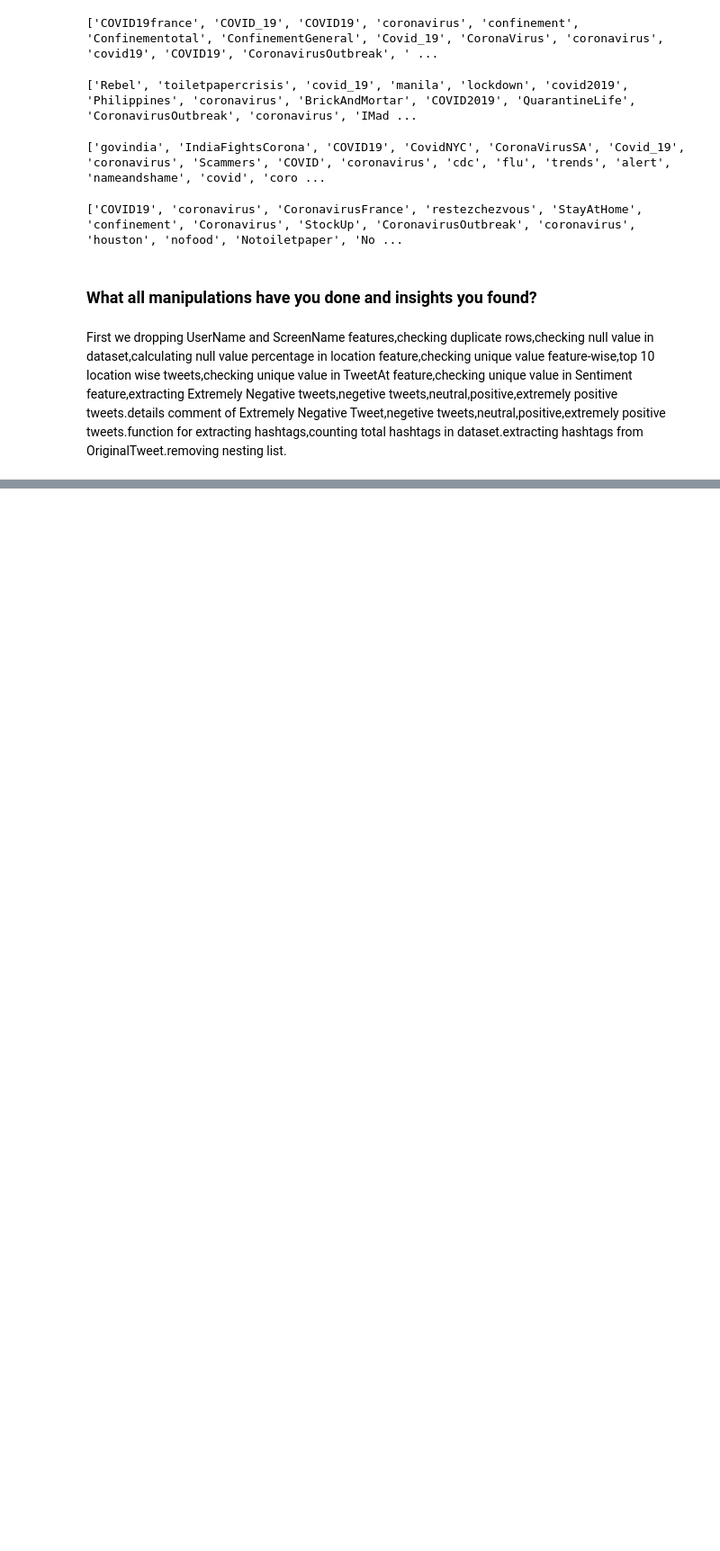
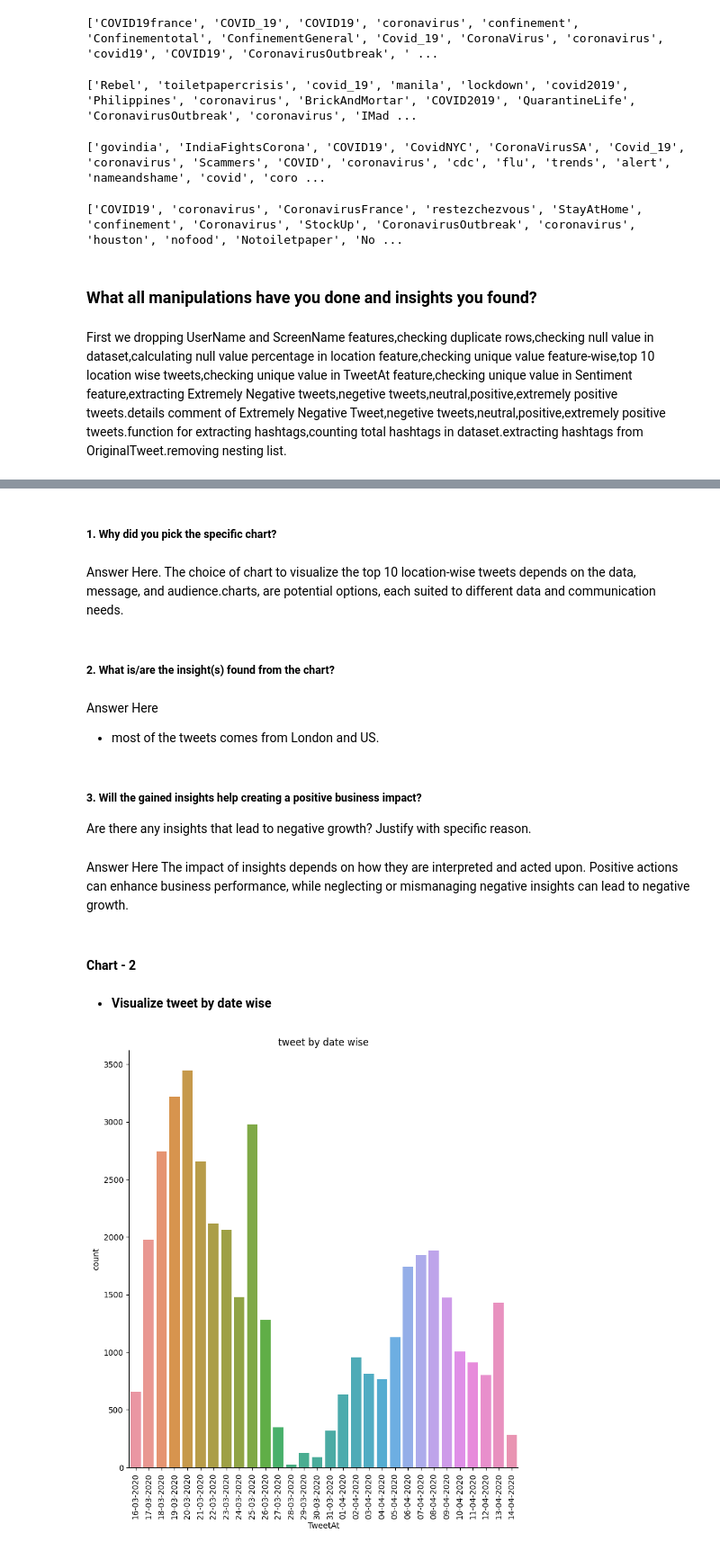
Before and after one commit to rins3005/Coronavirus_Tweet_Sentiment_Analysis_Capstone_Project, a Jupyter notebook: Rina_Patel_Coronavirus_Tweet_Sentiment_Analysis_Capstone_Project.ipynb, the cells around one changed output, grey strips where cells are left out. Shown at 90% size. Saved outputs shown, nothing was run; the diff lists cells and outputs as text; code cells hidden in the pictures; blank space fills up the shorter version.

```diff
--- a/Rina_Patel_Coronavirus_Tweet_Sentiment_Analysis_Capstone_Project.ipynb
+++ b/Rina_Patel_Coronavirus_Tweet_Sentiment_Analysis_Capstone_Project.ipynb
@@ -540,0 +557,29 @@ First we dropping UserName and ScreenName features,checking duplicate rows,check
+# %% [markdown]
+##### 1. Why did you pick the specific chart?
+# %% [markdown]
+Answer Here.
+The choice of chart to visualize the top 10 location-wise tweets depends on the data, message, and audience.charts, are potential options, each suited to different data and communication needs.
+# %% [markdown]
+##### 2. What is/are the insight(s) found from the chart?
+# %% [markdown]
+Answer Here
+* most of the tweets comes from London and US.
+# %% [markdown]
+##### 3. Will the gained insights help creating a positive business impact?
+Are there any insights that lead to negative growth? Justify with specific reason.
+# %% [markdown]
+Answer Here
+The impact of insights depends on how they are interpreted and acted upon. Positive actions can enhance business performance, while neglecting or mismanaging negative insights can lead to negative growth.
+# %% [markdown]
+#### Chart - 2
+# %% [markdown]
+* **Visualize tweet by date wise**
+# %%
+# Chart - 2 visualization code
+#visualize tweet by date wise
+sns.catplot(x = 'TweetAt',kind ='count',height=8,data = coronavirurs_tweet)
+plt.xticks(rotation = 90)
+plt.title('tweet by date wise')
+plt.show()
+# %% [output]
+[figure, added]
```
Also changed, not shown: parts of 138 cells of this notebook.
